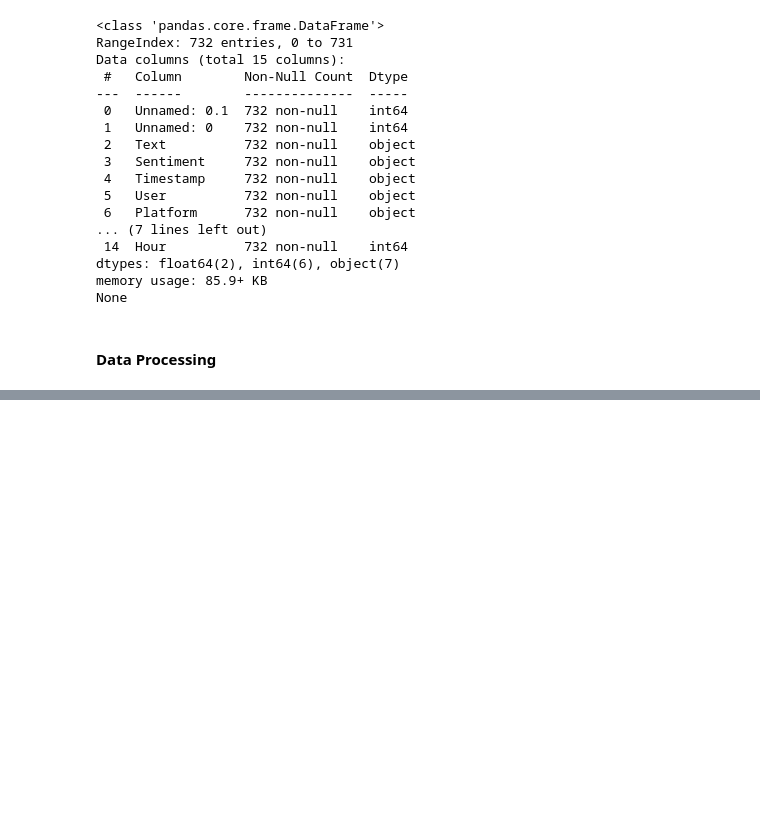
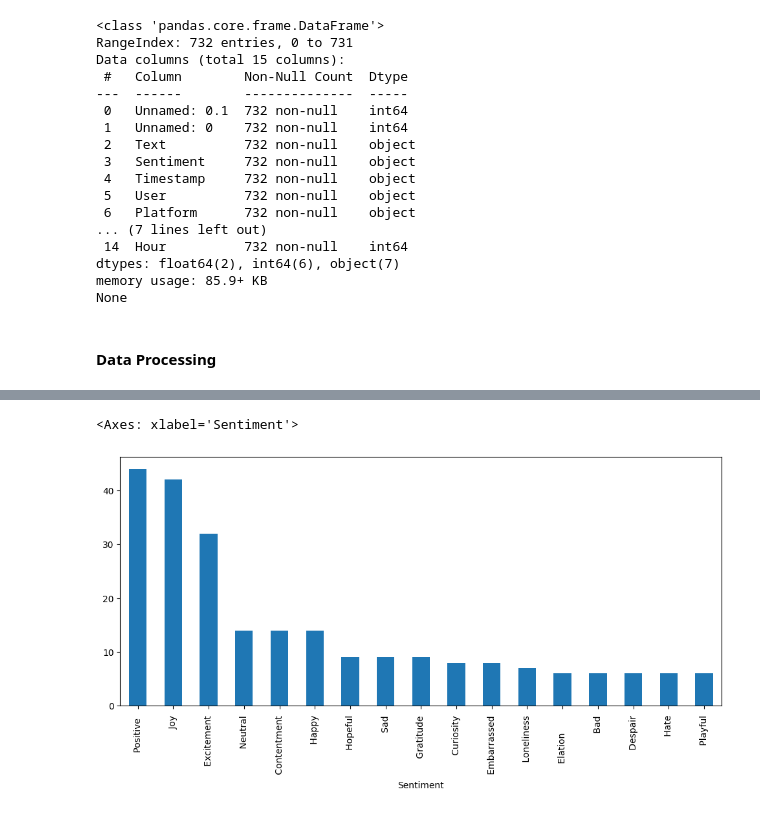
Before and after one commit to AbdullatifElmuaqqat/CMSC320_Project_TeamNerds, a Jupyter notebook: checkpoint2/checkpoint2.ipynb, the cells around one changed output, grey strips where cells are left out. Drawn from its saved outputs; the diff is of its cells as text; code cells hidden in the pictures; blank space fills up the shorter version.

```diff
--- a/checkpoint2/checkpoint2.ipynb
+++ b/checkpoint2/checkpoint2.ipynb
@@ -77,3 +78,9 @@ for label, idx in mapping.items():
  Wonderment     -> 276
  Yearning  -> 277
  Zest  -> 278
+# %%
+filtered = df['Sentiment'].value_counts()[df['Sentiment'].value_counts() > 5]
+filtered.plot(kind='bar', figsize=(12,5))
+# %% [output]
+<Axes: xlabel='Sentiment'>
+[figure, added]
```
Also changed, not shown: parts of 5 cells of this notebook.
